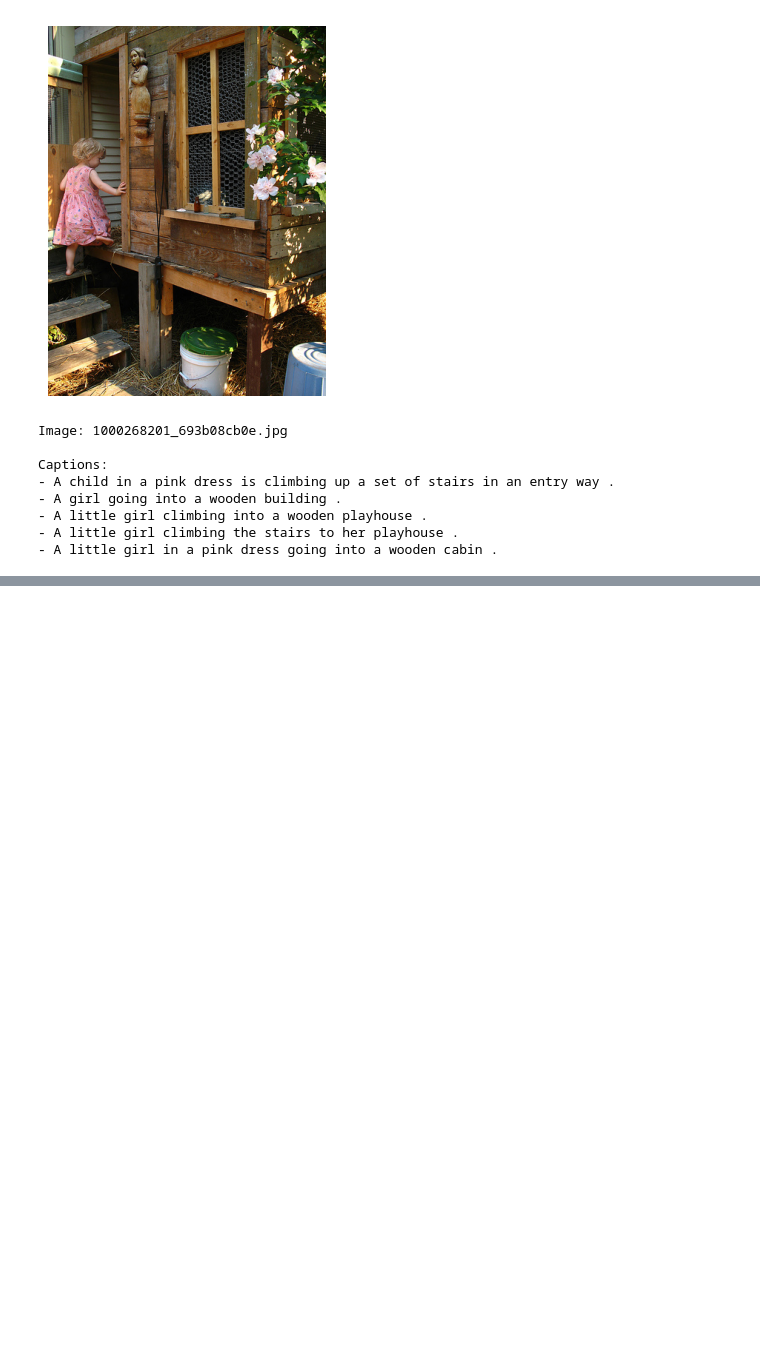
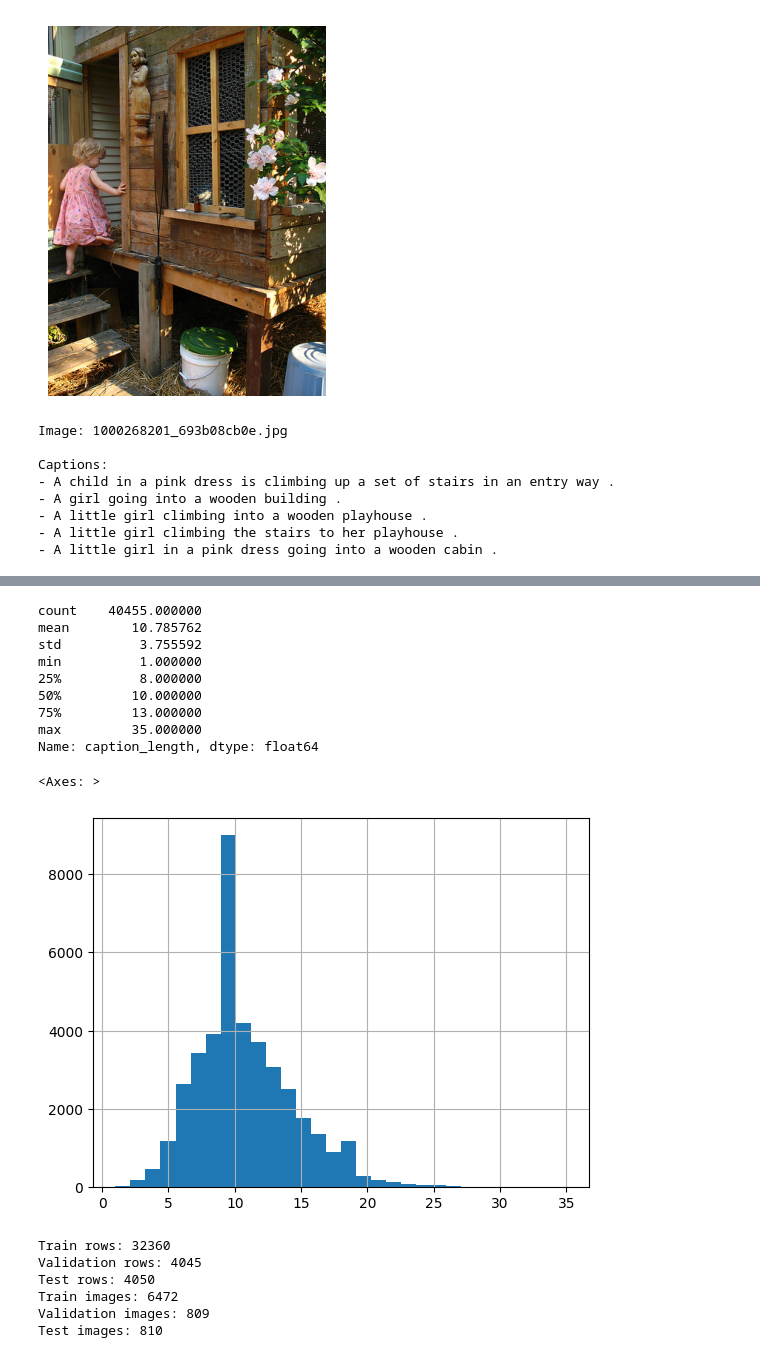
Before and after one commit to Ak1ra777/visual-storyteller, a Jupyter notebook: notebooks/data_and_training.ipynb, the cells around one changed output, grey strips where cells are left out. Drawn from its saved outputs; the diff is of its cells as text; code cells hidden in the pictures; blank space fills up the shorter version.

Commit message:
Train baseline image captioning model

```diff
--- a/notebooks/data_and_training.ipynb
+++ b/notebooks/data_and_training.ipynb
@@ -177,0 +182,12 @@ Captions:
+# %%
+import re
+
+def clean_caption(caption: str) -> str:
+    caption = caption.lower()
+    caption = re.sub(r"[^a-z\s]", "", caption)
+    caption = re.sub(r"\s+", " ", caption).strip()
+    return caption
+
+captions_df["clean_caption"] = captions_df["caption"].apply(clean_caption)
+
+captions_df[["image", "caption", "clean_caption"]].head(10)
@@ -177,0 +206,57 @@ Captions:
+# %%
+captions_df["caption_length"] = captions_df["clean_caption"].apply(lambda x: len(x.split()))
+
+print(captions_df["caption_length"].describe())
+
+captions_df["caption_length"].hist(bins=30)
+
+## checking caption lengths, this helps us choose a max caption length later
+# %% [output]
+count    40455.000000
+mean        10.785762
+std          3.755592
+min          1.000000
+25%          8.000000
+50%         10.000000
+75%         13.000000
+max         35.000000
+Name: caption_length, dtype: float64
+<Axes: >
+[figure, added]
+# %%
+##we split by image name, not caption row.
+
+from sklearn.model_selection import train_test_split
+
+unique_images = captions_df["image"].unique()
+
+train_images, temp_images = train_test_split(
+    unique_images,
+    test_size=0.2,
+    random_state=42
+)
+
+val_images, test_images = train_test_split(
+    temp_images,
+    test_size=0.5,
+    random_state=42
+)
+
+train_df = captions_df[captions_df["image"].isin(train_images)].reset_index(drop=True)
+val_df = captions_df[captions_df["image"].isin(val_images)].reset_index(drop=True)
+test_df = captions_df[captions_df["image"].isin(test_images)].reset_index(drop=True)
+
+print("Train rows:", len(train_df))
+print("Validation rows:", len(val_df))
+print("Test rows:", len(test_df))
+
+print("Train images:", train_df["image"].nunique())
+print("Validation images:", val_df["image"].nunique())
+print("Test images:", test_df["image"].nunique())
+# %% [output]
+Train rows: 32360
+Validation rows: 4045
+Test rows: 4050
+Train images: 6472
+Validation images: 809
+Test images: 810
```
Also changed, not shown: parts of 35 cells of this notebook.
